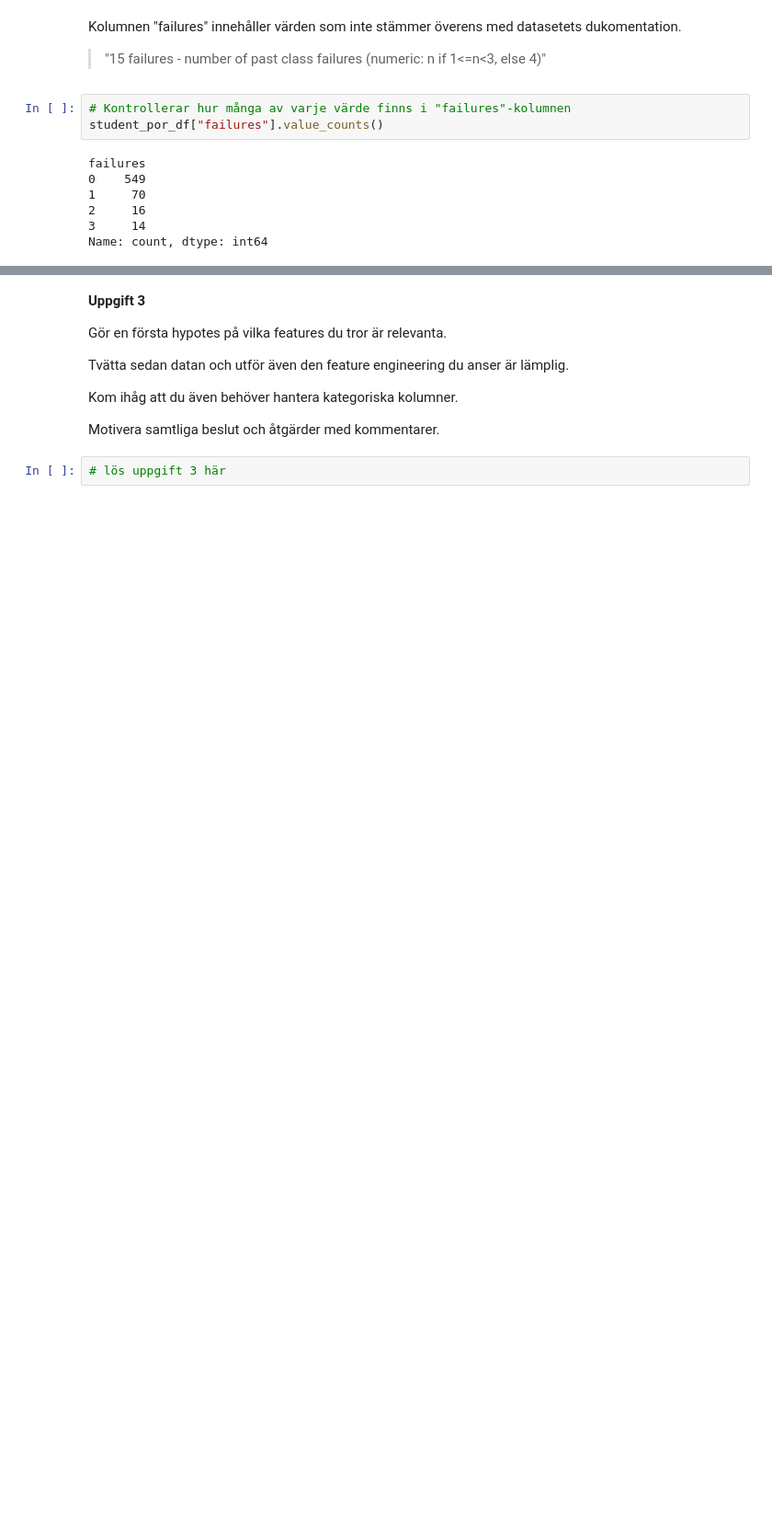
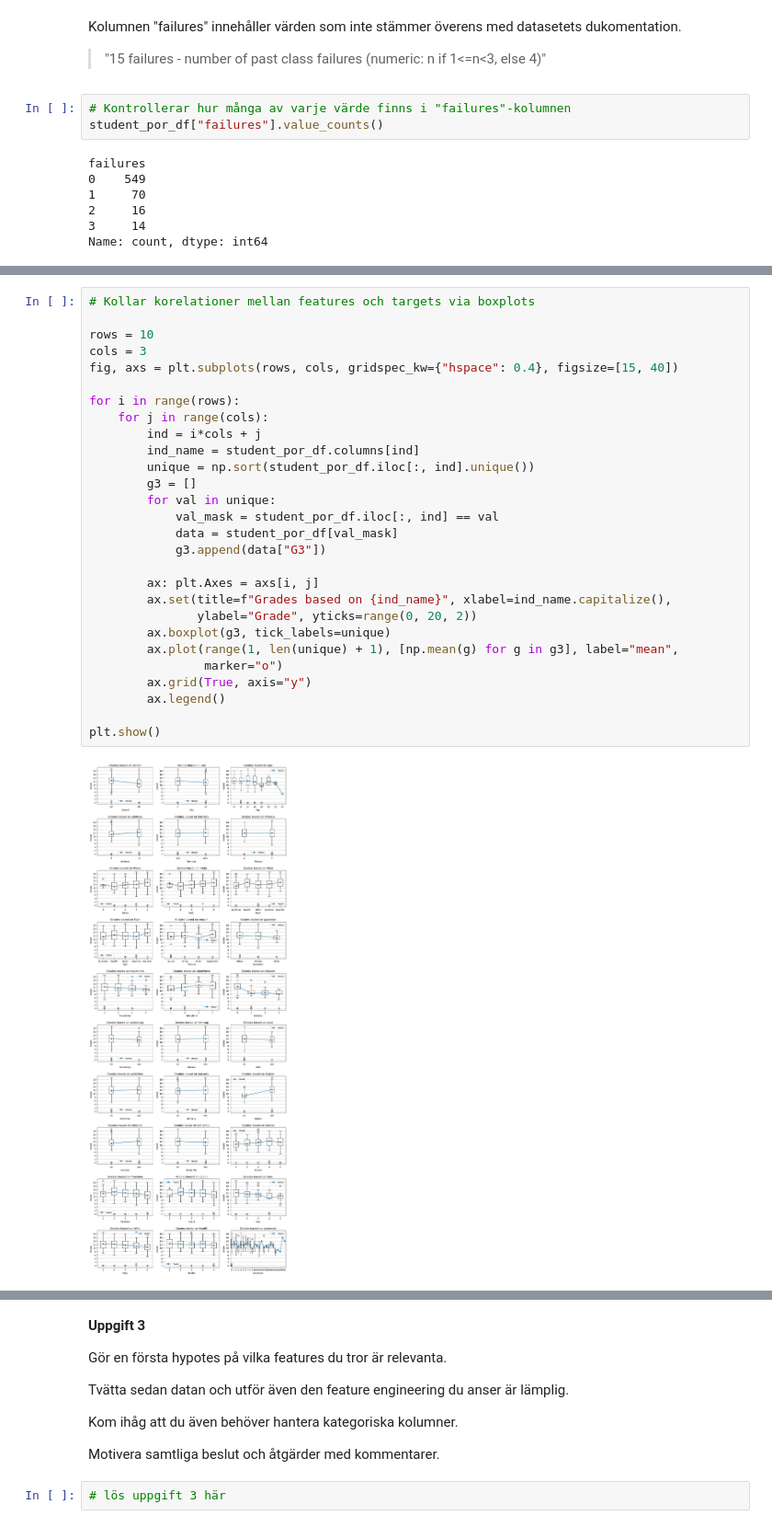
Before and after one commit to SVMino53/aiM24_Maskininlarning, a Jupyter notebook: Labb/laboration_forest_Isak_Forsberg.ipynb, the cells around one changed output, grey strips where cells are left out. Shown at 92% size. Cells and saved outputs as stored; diff of their text form; blank space fills up the shorter version.

```diff
--- a/Labb/laboration_forest_Isak_Forsberg.ipynb
+++ b/Labb/laboration_forest_Isak_Forsberg.ipynb
@@ -103,0 +105,30 @@ Förutom detta så saknas inga värden och alla värden håller sig till dokumen
+# %%
+# Kollar korelationer mellan features och targets via boxplots
+
+rows = 10
+cols = 3
+fig, axs = plt.subplots(rows, cols, gridspec_kw={"hspace": 0.4}, figsize=[15, 40])
+
+for i in range(rows):
+    for j in range(cols):
+        ind = i*cols + j
+        ind_name = student_por_df.columns[ind]
+        unique = np.sort(student_por_df.iloc[:, ind].unique())
+        g3 = []
+        for val in unique:
+            val_mask = student_por_df.iloc[:, ind] == val
+            data = student_por_df[val_mask]
+            g3.append(data["G3"])
+
+        ax: plt.Axes = axs[i, j]
+        ax.set(title=f"Grades based on {ind_name}", xlabel=ind_name.capitalize(),
+               ylabel="Grade", yticks=range(0, 20, 2))
+        ax.boxplot(g3, tick_labels=unique)
+        ax.plot(range(1, len(unique) + 1), [np.mean(g) for g in g3], label="mean",
+                marker="o")
+        ax.grid(True, axis="y")
+        ax.legend()
+
+plt.show()
+# %% [output]
+[figure, added]
```
Also changed, not shown: parts of 5 cells of this notebook.
